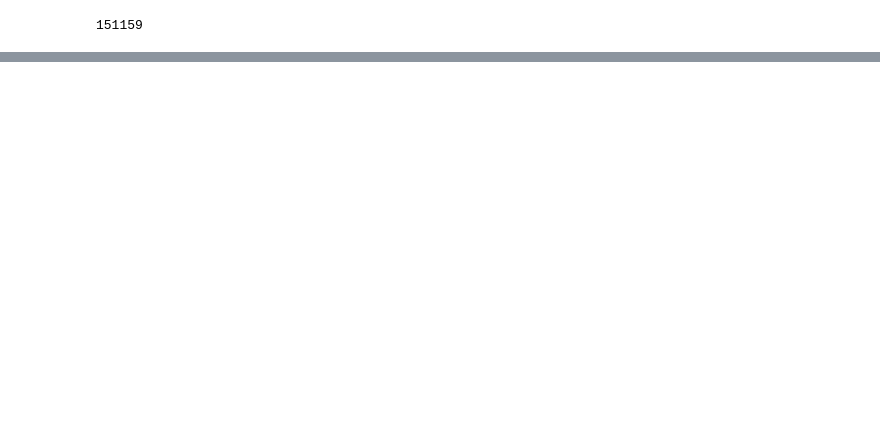
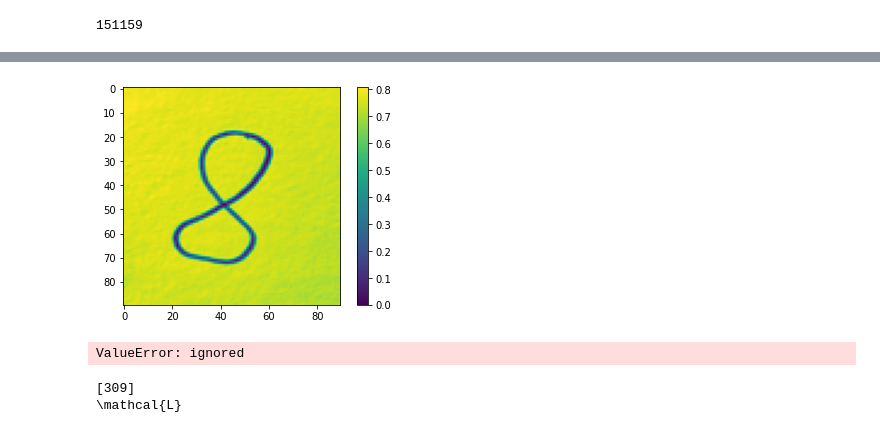
Before and after one commit to dsakharuk/Deliverable1, a Jupyter notebook: Converting_stroke_data_to_image.ipynb, the cells around one changed output, grey strips where cells are left out. Saved outputs shown, nothing was run; the diff lists cells and outputs as text; code cells hidden in the pictures; blank space fills up the shorter version.

```diff
--- a/Converting_stroke_data_to_image.ipynb
+++ b/Converting_stroke_data_to_image.ipynb
@@ -590,0 +490,25 @@ for x in range(30,40):
+# %%
+image = np.array(image)
+image =image/255
+plt.figure()
+plt.imshow(image)
+plt.colorbar()
+plt.grid(False)
+plt.show()
+# %% [output]
+[figure, added]
+# %%
+#Predicting based on my drawing
+#image = np.array(image)
+image = np.expand_dims(image,axis=2)
+image = np.expand_dims(image,axis=0)
+image = image.astype('float16',copy=False)
+predictions = loaded_model.predict_classes(image,batch_size=50,verbose=1)
+# %% [output]
+ValueError: ignored
+# %%
+print(predictions)
+print(alphabet[predictions[0]])
+# %% [output]
+[309]
+\mathcal{L}
```
Also changed, not shown: parts of 48 cells of this notebook.
